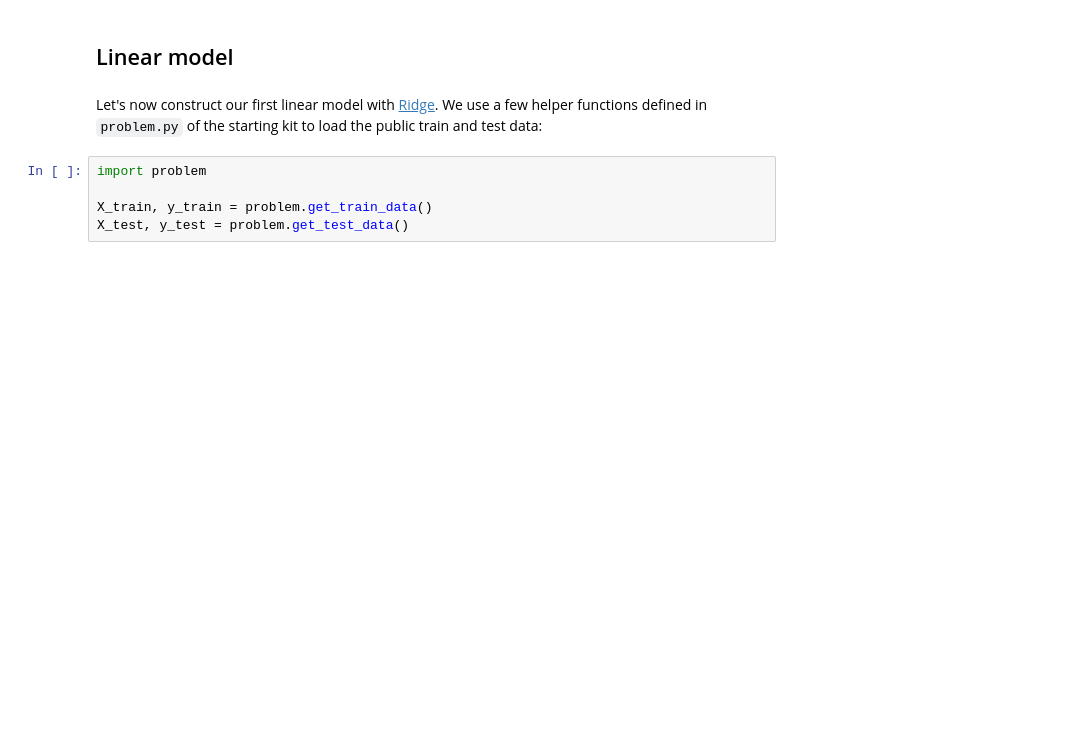
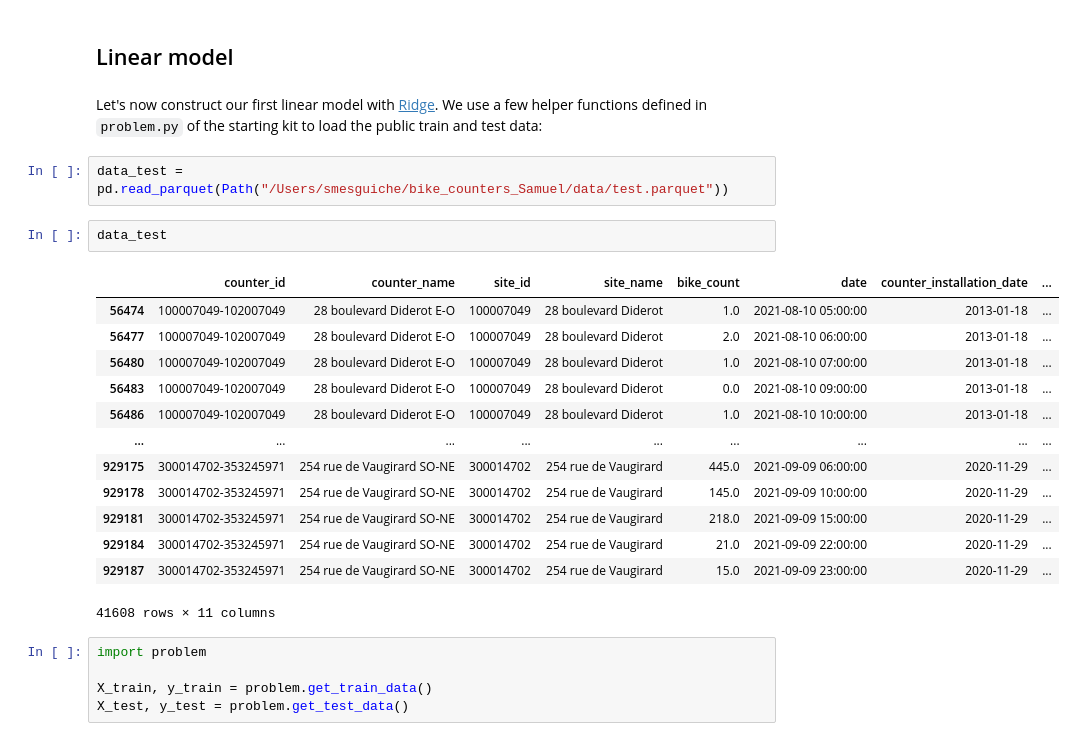
Before and after one commit to SamuelMesguiche/bike_counters_Samuel, a Jupyter notebook: bike_counters_starting_kit.ipynb, the cells around one changed output. Cells and saved outputs as stored; diff of their text form; blank space fills up the shorter version.

```diff
--- a/bike_counters_starting_kit.ipynb
+++ b/bike_counters_starting_kit.ipynb
@@ -304,6 +293,24 @@ array([[1., 0., 0., 0., 0.],
 ## Linear model
 # %% [markdown]
 Let's now construct our first linear model with [Ridge](https://scikit-learn.org/stable/modules/generated/sklearn.linear_model.Ridge.html). We use a few helper functions defined in `problem.py` of the starting kit to load the public train and test data:
+# %%
+data_test = pd.read_parquet(Path("/Users/smesguiche/bike_counters_Samuel/data/test.parquet"))
+# %%
+data_test
+# %% [output]
+|  | counter_id | counter_name | site_id | site_name | bike_count | date | counter_installation_date | ... |
+| 56474 | 100007049-102007049 | 28 boulevard Diderot E-O | 100007049 | 28 boulevard Diderot | 1.0 | 2021-08-10 05:00:00 | 2013-01-18 | ... |
+| 56477 | 100007049-102007049 | 28 boulevard Diderot E-O | 100007049 | 28 boulevard Diderot | 2.0 | 2021-08-10 06:00:00 | 2013-01-18 | ... |
+| 56480 | 100007049-102007049 | 28 boulevard Diderot E-O | 100007049 | 28 boulevard Diderot | 1.0 | 2021-08-10 07:00:00 | 2013-01-18 | ... |
+| 56483 | 100007049-102007049 | 28 boulevard Diderot E-O | 100007049 | 28 boulevard Diderot | 0.0 | 2021-08-10 09:00:00 | 2013-01-18 | ... |
+| 56486 | 100007049-102007049 | 28 boulevard Diderot E-O | 100007049 | 28 boulevard Diderot | 1.0 | 2021-08-10 10:00:00 | 2013-01-18 | ... |
+| ... | ... | ... | ... | ... | ... | ... | ... | ... |
+| 929175 | 300014702-353245971 | 254 rue de Vaugirard SO-NE | 300014702 | 254 rue de Vaugirard | 445.0 | 2021-09-09 06:00:00 | 2020-11-29 | ... |
+| 929178 | 300014702-353245971 | 254 rue de Vaugirard SO-NE | 300014702 | 254 rue de Vaugirard | 145.0 | 2021-09-09 10:00:00 | 2020-11-29 | ... |
+| 929181 | 300014702-353245971 | 254 rue de Vaugirard SO-NE | 300014702 | 254 rue de Vaugirard | 218.0 | 2021-09-09 15:00:00 | 2020-11-29 | ... |
+| 929184 | 300014702-353245971 | 254 rue de Vaugirard SO-NE | 300014702 | 254 rue de Vaugirard | 21.0 | 2021-09-09 22:00:00 | 2020-11-29 | ... |
+| 929187 | 300014702-353245971 | 254 rue de Vaugirard SO-NE | 300014702 | 254 rue de Vaugirard | 15.0 | 2021-09-09 23:00:00 | 2020-11-29 | ... |
+41608 rows × 11 columns
 # %%
 import problem
 
```
Also changed, not shown: parts of 6 cells of this notebook.
